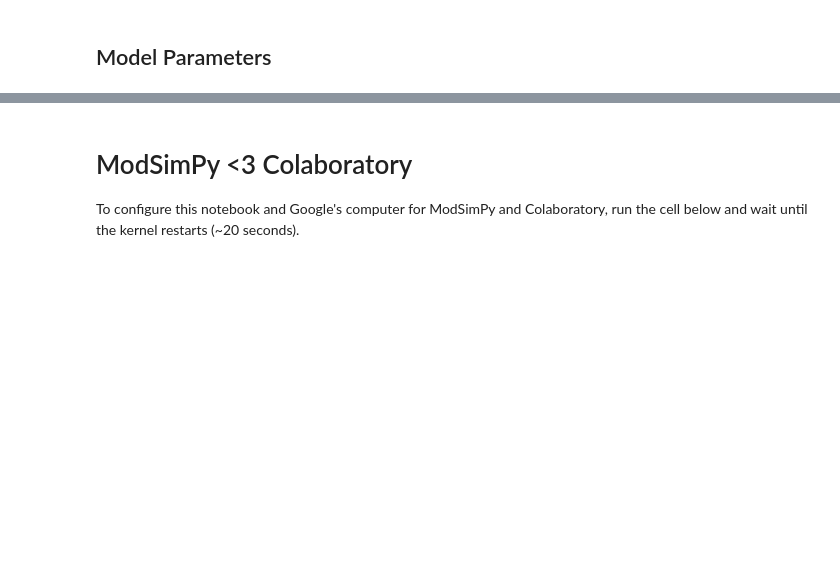
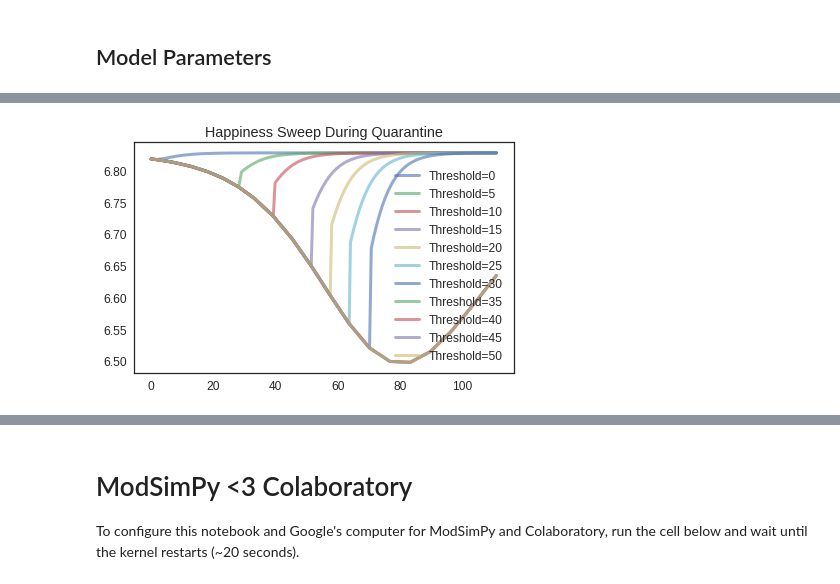
Before and after one commit to SkyeOzga/ModSimPy-Projects, a Jupyter notebook: HappinessQuarantine.ipynb, the cells around one changed output, grey strips where cells are left out. Saved outputs shown, nothing was run; the diff lists cells and outputs as text; code cells hidden in the pictures; blank space fills up the shorter version.

```diff
--- a/HappinessQuarantine.ipynb
+++ b/HappinessQuarantine.ipynb
@@ -542,0 +385,31 @@ In this esssay,
+# %%
+def slope_SIRQH(state, t, system):
+    """Update the SIR model.
+
+    state: State (s, i, r)
+    t: time
+    system: System object
+
+    returns: State (sir)
+    """
+    s, i, r, q = state
+
+    dSdt = -system.beta * i * s / pop - system.epsilon * q * s / pop
+    dIdt = system.beta * i * s / pop + system.epsilon * q * s / pop - system.gamma * i - system.alpha * i
+    dRdt = system.gamma * i + system.delta * q
+    dQdt = system.alpha * i - system.delta * q
+
+    h = (s+r)*h0 + i*hi + q * hq
+
+    system.happiness += h
+
+    if t==0 or t > get_last_label(system.happy_fun):
+      system.happy_fun[t] = h / pop * 10
+
+    if(i > system.threshold and system.alpha == 0):
+      #print(system.alpha)
+      system.alpha = system.a
+      #print('yeet')
+      #print(system.alpha)
+
+    return dSdt, dIdt, dRdt, dQdt
@@ -542,0 +500,10 @@ In this esssay,
+# %%
+for x in thresholds:
+  sirq = make_system_QH(alpha, beta, gamma, delta, epsilon, x)
+  results, details = run_ode_solver(sirq, slope_SIRQH,
+                              t_eval = linrange(sirq.t_0, sirq.t_end, dt),
+                              method = 'LSODA')
+  plot(sirq.happy_fun, label = ("Threshold=" + str(x)))
+  decorate(title="Happiness Sweep During Quarantine")
+# %% [output]
+[figure, added]
```
Also changed, not shown: parts of 57 cells of this notebook.
